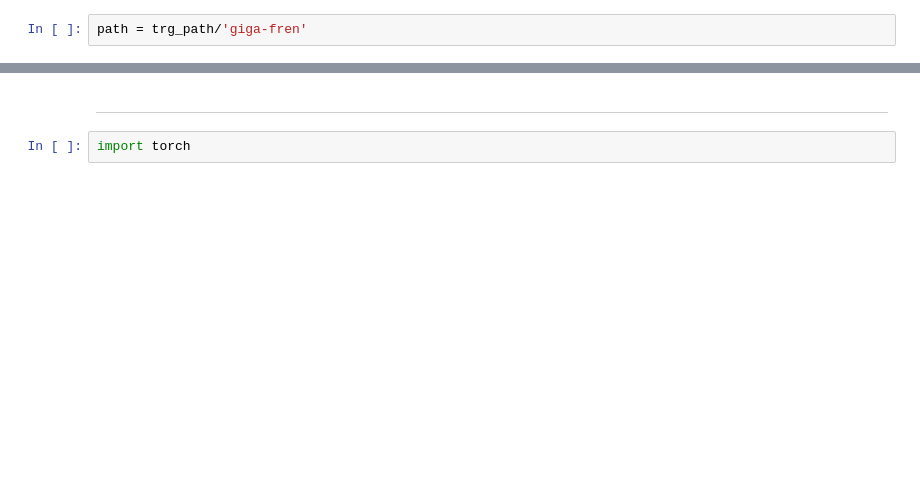
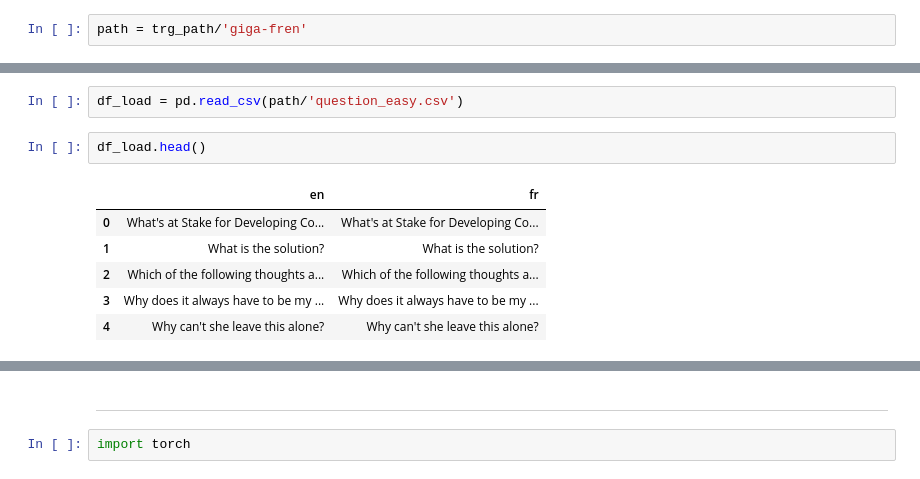
Before and after one commit to SpellOnYou/1000-days-of-code, a Jupyter notebook: dl_scratch/transformer.ipynb, the cells around one changed output, grey strips where cells are left out. Cells and saved outputs as stored; diff of their text form; blank space fills up the shorter version.

```diff
--- a/dl_scratch/transformer.ipynb
+++ b/dl_scratch/transformer.ipynb
@@ -38,0 +49,11 @@ with open(path/'giga-fren.release2.fixed.fr') as f: fr = f.read().split('\n')
+# %%
+df_load = pd.read_csv(path/'question_easy.csv')
+# %%
+df_load.head()
+# %% [output]
+|  | en | fr |
+| 0 | What's at Stake for Developing Co... | What's at Stake for Developing Co... |
+| 1 | What is the solution? | What is the solution? |
+| 2 | Which of the following thoughts a... | Which of the following thoughts a... |
+| 3 | Why does it always have to be my ... | Why does it always have to be my ... |
+| 4 | Why can't she leave this alone? | Why can't she leave this alone? |
```
Also changed, not shown: parts of 26 cells of this notebook.
